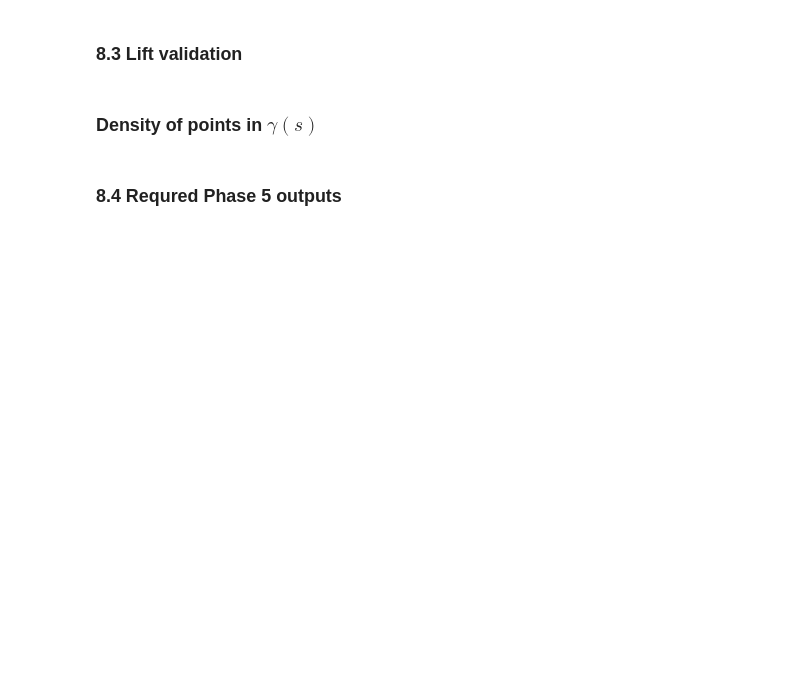
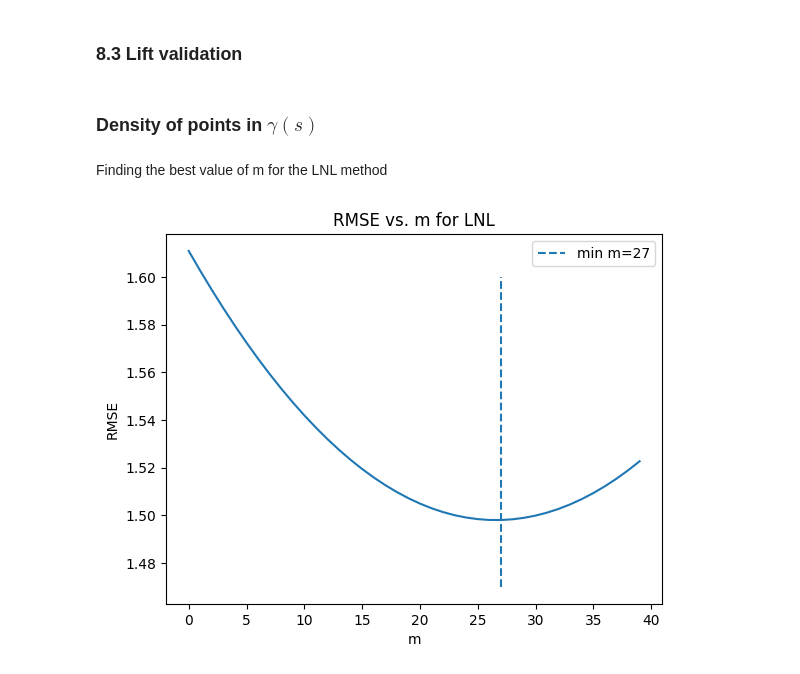
Before and after one commit to adamfowliee/JDKF_Starter, a Jupyter notebook: dissertation_brief/brief_phase5.ipynb, the cells around one changed output. Drawn from its saved outputs; the diff is of its cells as text; code cells hidden in the pictures; blank space fills up the shorter version.

Commit message:
Phase 5 complete. Cleaning code now

```diff
--- a/dissertation_brief/brief_phase5.ipynb
+++ b/dissertation_brief/brief_phase5.ipynb
@@ -111,19 +101,34 @@ def latent_density_at_points(query_points, Psi, h, delta):
     rho_query_floor = np.maximum(rho_query, delta)
     V_query = -np.log(rho_query_floor)
     return rho_query_floor, V_query
-# %% [markdown]
-### 8.4 Requred Phase 5 outputs
-# %%
-idx_pairs = {name: (dates.get_loc(pair[0]), dates.get_loc(pair[1])) for name, pair in endpoint_pairs.items()}
-
-lifted_paths = {name: {"LNL": None, "baker": None, "lnl_validation": None, "baker_validation": None, "density": None} for name in idx_pairs.keys()}
-
-for event, (start_idx, end_idx) in idx_pairs.items():
-    z_lnl, gamma = local_neighbourhood_lifting(Z, Psi, start_idx, end_idx, tau=median_Dsq)
-    z_baker, _ = baker_lift(Z, Psi, start_idx, end_idx)
-    lifted_paths[event]["LNL"] = z_lnl
-    lifted_paths[event]["baker"] = z_baker
-    lifted_paths[event]["lnl_validation"] = (lift_validation(z_lnl, Z))
-    lifted_paths[event]["baker_validation"] = (lift_validation(z_baker, Z))
-    lifted_paths[event]["density"] = (latent_density_at_points(gamma, Psi, h=h, delta=DELTA))
+# %% [markdown]
+Finding the best value of m for the LNL method
+# %%
+def lnl_error(Z, Psi, m=10, tau=0.2):
+    N = Z.shape[0]; Z_hat = np.zeros_like(Z)
+    for i in range(N):
+        mask = np.ones(N, dtype=bool); mask[i] = 0
+        Z_test = Z[mask]; Psi_test = Psi[mask]
+
+        nn = NearestNeighbors(n_neighbors=m); nn.fit(Psi_test)
+        distances, indices = nn.kneighbors(Psi[i].reshape(1,-1))
+        a = np.exp(-distances**2/tau) / np.sum(np.exp(-distances**2 / tau), axis=1, keepdims=True)
+        points = Z_test[indices, :]; Z_hat[i] = np.sum(a[:, :, None] * points, axis=1)
+
+    obs_error = np.linalg.norm(Z - Z_hat, axis=1)
+    RMSE = np.sqrt(np.mean(obs_error**2))
+    return Z_hat, RMSE
+
+rmses = []
+for m in [5, 10, 15, 20, 30, 40]:
+    _, RMSE = lnl_error(Z, Psi, m=m, tau=TAU)
+    rmses.append(RMSE)
+lbf = np.polyfit([5, 10, 15, 20, 30, 50], rmses, deg=2)
+xs = np.linspace(0, 50, 40); line = lbf[2] + xs*lbf[1] + lbf[0]*xs**2
+min_m = np.argmin(line)
+plt.plot(line); plt.title("RMSE vs. m for LNL"); plt.ylabel("RMSE"); plt.xlabel("m")
+plt.vlines(min_m, ymin=1.47, ymax=1.6, linestyles="--", label=f'min m={min_m}')
+plt.legend(); plt.show()
+# %% [output]
+[figure, added]
 # %% [markdown]
```
Also changed, not shown: parts of 21 cells of this notebook.
